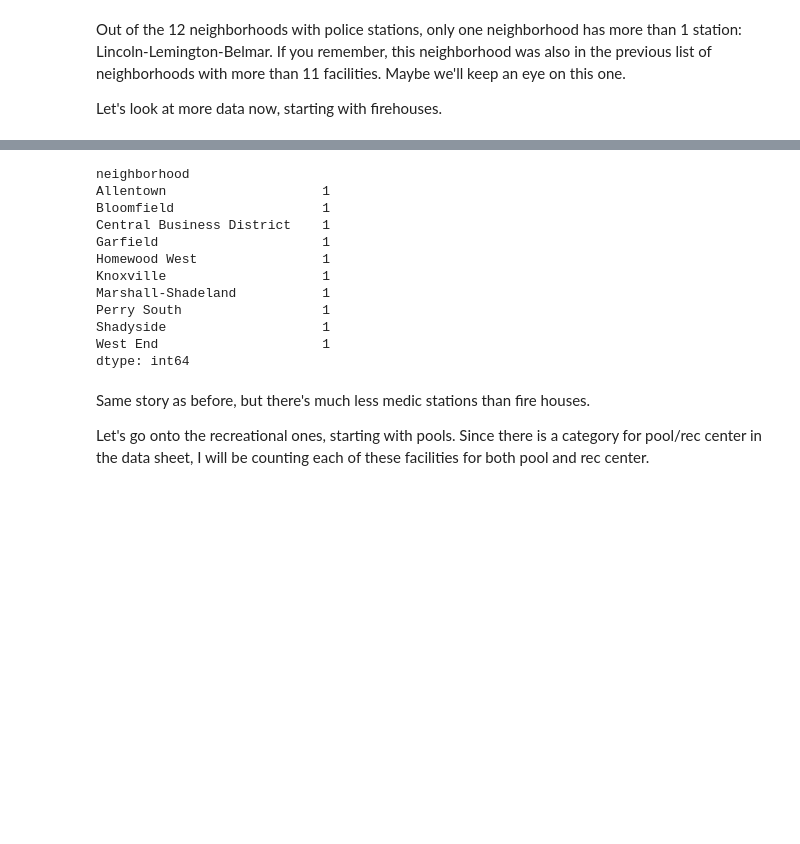
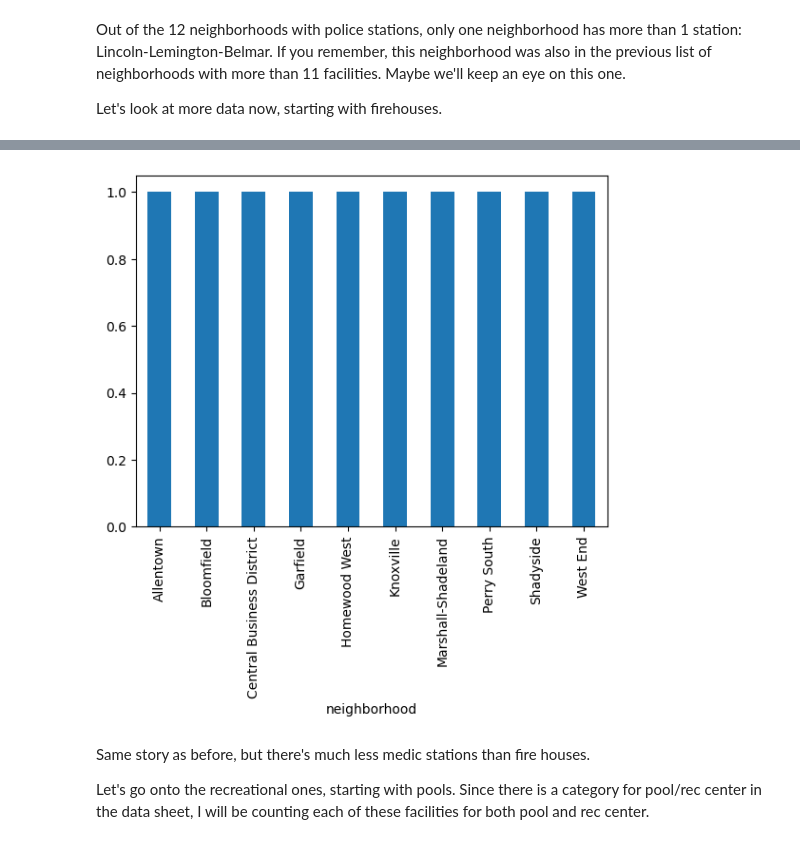
Before and after one commit to nlowman23/Final_Project_Group-31, a Jupyter notebook: jackprojectdata.ipynb, the cells around one changed output, grey strips where cells are left out. Saved outputs shown, nothing was run; the diff lists cells and outputs as text; code cells hidden in the pictures; blank space fills up the shorter version.

```diff
--- a/jackprojectdata.ipynb
+++ b/jackprojectdata.ipynb
@@ -102,25 +105,14 @@ Our next stop is the Medic Stations.
 # %%
 medic_query_mask = data["type"] == "Medic Station"
 
 medic_facility = data[medic_query_mask]
 medic_facility = medic_facility.groupby("neighborhood").size()
 medic_facility.head(12)
-#fire_facility.plot.bar()
-#plt.show()
+medic_facility.plot.bar()
+plt.show()
 #TODO: Change scaling of Y axis
 # %% [output]
-neighborhood
-Allentown                    1
-Bloomfield                   1
-Central Business District    1
-Garfield                     1
-Homewood West                1
-Knoxville                    1
-Marshall-Shadeland           1
-Perry South                  1
-Shadyside                    1
-West End                     1
-dtype: int64
+[figure, added]
 # %% [markdown]
 Same story as before, but there's much less medic stations than fire houses.
 
```
Also changed, not shown: parts of 15 cells of this notebook, 5 other files.
